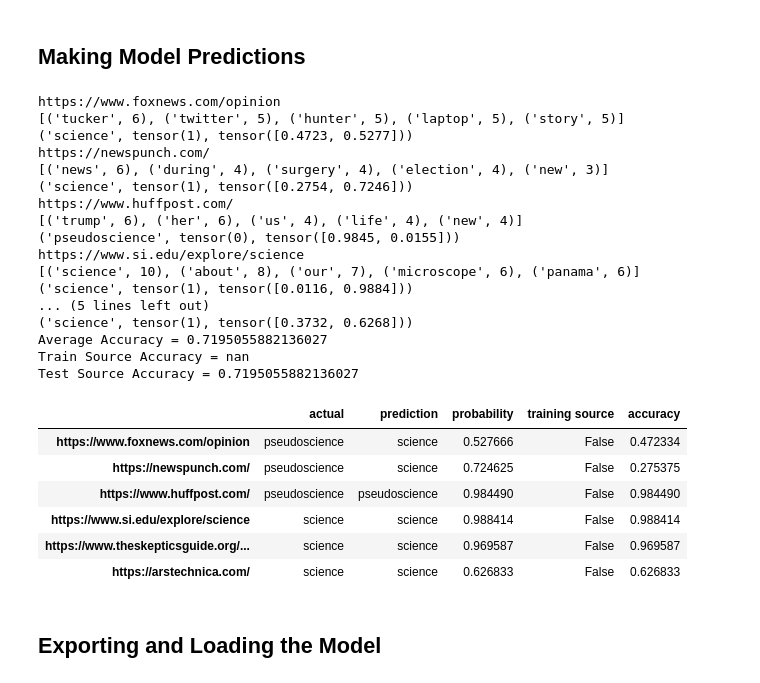
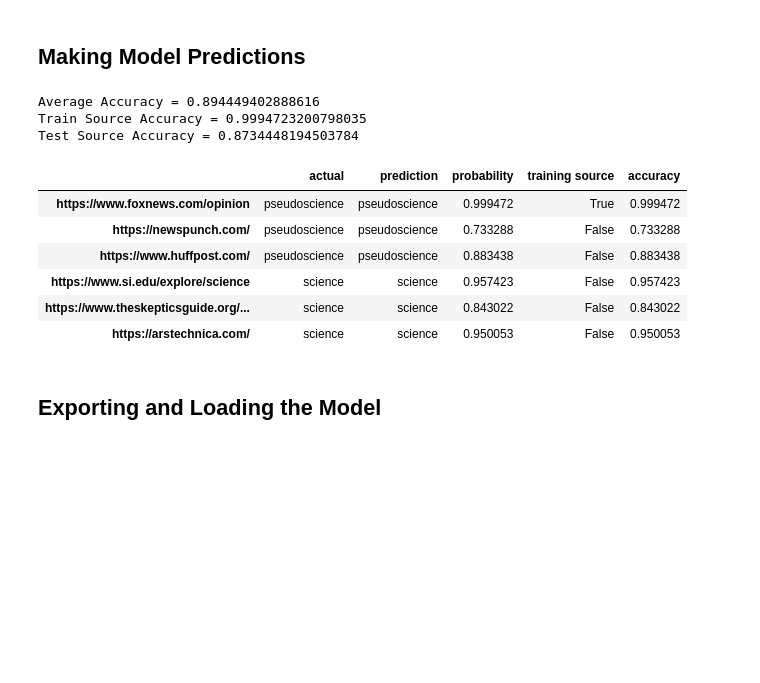
Before and after one commit to sbavery/pseudometer, a Jupyter notebook: nbs/01_data.ipynb, the cells around one changed output. Drawn from its saved outputs; the diff is of its cells as text; code cells hidden in the pictures; blank space fills up the shorter version.

```diff
--- a/nbs/01_data.ipynb
+++ b/nbs/01_data.ipynb
@@ -169,7 +169,7 @@ print(len(english_words),"most common English words")
 1000 most common English words
 # %%
 #| hide
-url = "http://www.ageofautism.com/"
+url = "https://www.foxnews.com/opinion"
 path = os.getcwd()+'/data/'
 if os.path.isdir(path) is False: os.mkdir(path)
 # %%
@@ -250,8 +250,7 @@ def get_all_links(url, dict, category, k, min_words=20, max_words=500, ignore_te
                 try:
                     page = get_page_all(link, k, max_words, ignore_text, ignore_common, path)
                     if page.cleaned_text is not []:
-                        if len(page.cleaned_text) == 0: continue
-                        if len(page.cleaned_text) < min_words: continue #category='unknown'
+                        if len(page.cleaned_text) < min_words: continue
                         if len(page.cleaned_text) > max_words: page.cleaned_text = page.cleaned_text[:max_words]
                         if [page.cleaned_text, page.most_common_words] in dict.values(): continue
                         dict[link] = [page.cleaned_text, page.most_common_words, category]
@@ -286,7 +285,8 @@ categories = {
  "https://nationalreport.net/",
  "https://heartland.org/",
  "https://www.dailymail.co.uk/",
- "https://www.motherjones.com/"],
+ "https://www.motherjones.com/",
+ "https://www.foxnews.com/opinion"],
     "science":["https://sciencebasedmedicine.org/",
  "https://www.hopkinsmedicine.org/gim/research/method/ebm.html",
  "https://www.bbc.com/news/science_and_environment",
@@ -306,9 +306,9 @@ categories = {
  }
 # %%
 k = 30 # words
-min_words = 100
+min_words = 50
 max_words = 450
-max_links = 50
+max_links = 30
 ignore_text = ['the', 'of', 'to', 'and', 'a', 'in', 'it', 'that', 'for', 'on']
 ignore_common = english_words[:50]
 ignore_filenames = [".mp3",".jpg",".png",".mp4",".jfif","facebook.com","twitter.com"]
@@ -430,57 +430,44 @@ for category in test_categories:
         train_source = False
         page = get_page_all(source, k, max_words, ignore_text, ignore_common)
         length = len(page.cleaned_text)
         if  length < min_words:
             print("ERROR:",source,length,"words")
         else:
             common_words = ' '.join([count[0] for count in page.most_common_words])
             text = ' '.join(page.cleaned_text)
             with learn.no_bar(), learn.no_logging():
                 prediction = learn.predict(text)
             p = prediction[2][:].max().item()
 
             if source in d_train.keys(): train_source = True
             if category == prediction[0]:
                 accuracy = p
             else:
                 accuracy = 1-p
             d_pred[source] = [category, prediction[0], p, train_source, accuracy]
 
 df = pd.DataFrame.from_dict(d_pred, orient='index', columns=['actual', 'prediction', 'probability', 'training source', 'accuracy'])
 
 avg_accuracy = df['accuracy'].mean()
 train_accuracy = df.loc[df['training source'] == True, 'accuracy'].mean()
 test_accuracy = df.loc[df['training source'] == False, 'accuracy'].mean()
 
 print("Average Accuracy =",avg_accuracy)
 print("Train Source Accuracy =",train_accuracy)
 print("Test Source Accuracy =",test_accuracy)
-df.loc[df['training source'] == False]
+df
+#df.loc[df['training source'] == False]
 # %% [output]
-https://www.foxnews.com/opinion
-[('tucker', 6), ('twitter', 5), ('hunter', 5), ('laptop', 5), ('story', 5)]
-('science', tensor(1), tensor([0.4723, 0.5277]))
-https://newspunch.com/
-[('news', 6), ('during', 4), ('surgery', 4), ('election', 4), ('new', 3)]
-('science', tensor(1), tensor([0.2754, 0.7246]))
-https://www.huffpost.com/
-[('trump', 6), ('her', 6), ('us', 4), ('life', 4), ('new', 4)]
-('pseudoscience', tensor(0), tensor([0.9845, 0.0155]))
-https://www.si.edu/explore/science
-[('science', 10), ('about', 8), ('our', 7), ('microscope', 6), ('panama', 6)]
-('science', tensor(1), tensor([0.0116, 0.9884]))
-... (5 lines left out)
-('science', tensor(1), tensor([0.3732, 0.6268]))
-Average Accuracy = 0.7195055882136027
-Train Source Accuracy = nan
-Test Source Accuracy = 0.7195055882136027
+Average Accuracy = 0.894449402888616
+Train Source Accuracy = 0.9994723200798035
+Test Source Accuracy = 0.8734448194503784
 |  | actual | prediction | probability | training source | accuracy |
-| https://www.foxnews.com/opinion | pseudoscience | science | 0.527666 | False | 0.472334 |
-| https://newspunch.com/ | pseudoscience | science | 0.724625 | False | 0.275375 |
-| https://www.huffpost.com/ | pseudoscience | pseudoscience | 0.984490 | False | 0.984490 |
-| https://www.si.edu/explore/science | science | science | 0.988414 | False | 0.988414 |
-| https://www.theskepticsguide.org/... | science | science | 0.969587 | False | 0.969587 |
-| https://arstechnica.com/ | science | science | 0.626833 | False | 0.626833 |
+| https://www.foxnews.com/opinion | pseudoscience | pseudoscience | 0.999472 | True | 0.999472 |
+| https://newspunch.com/ | pseudoscience | pseudoscience | 0.733288 | False | 0.733288 |
+| https://www.huffpost.com/ | pseudoscience | pseudoscience | 0.883438 | False | 0.883438 |
+| https://www.si.edu/explore/science | science | science | 0.957423 | False | 0.957423 |
+| https://www.theskepticsguide.org/... | science | science | 0.843022 | False | 0.843022 |
+| https://arstechnica.com/ | science | science | 0.950053 | False | 0.950053 |
 # %% [markdown]
 ## Exporting and Loading the Model
 # %%
```
Also changed, not shown: parts of 9 cells of this notebook.
